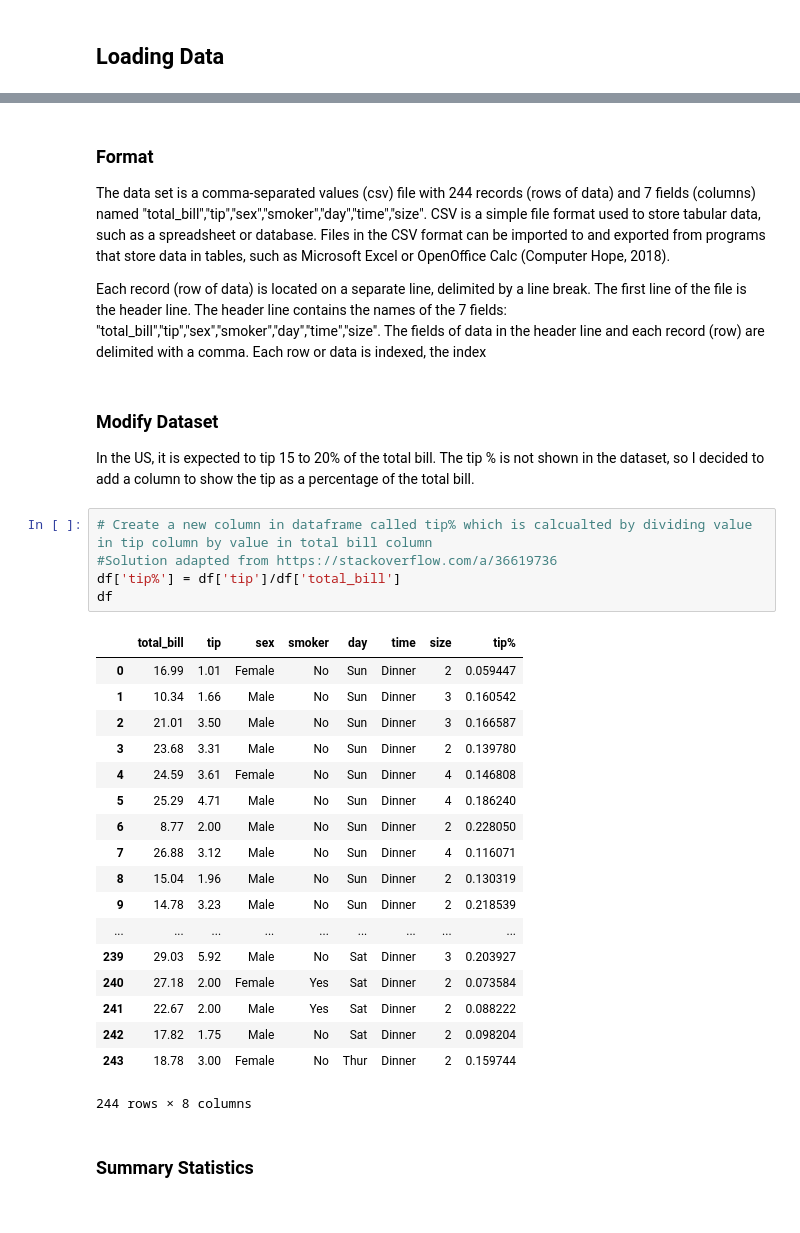
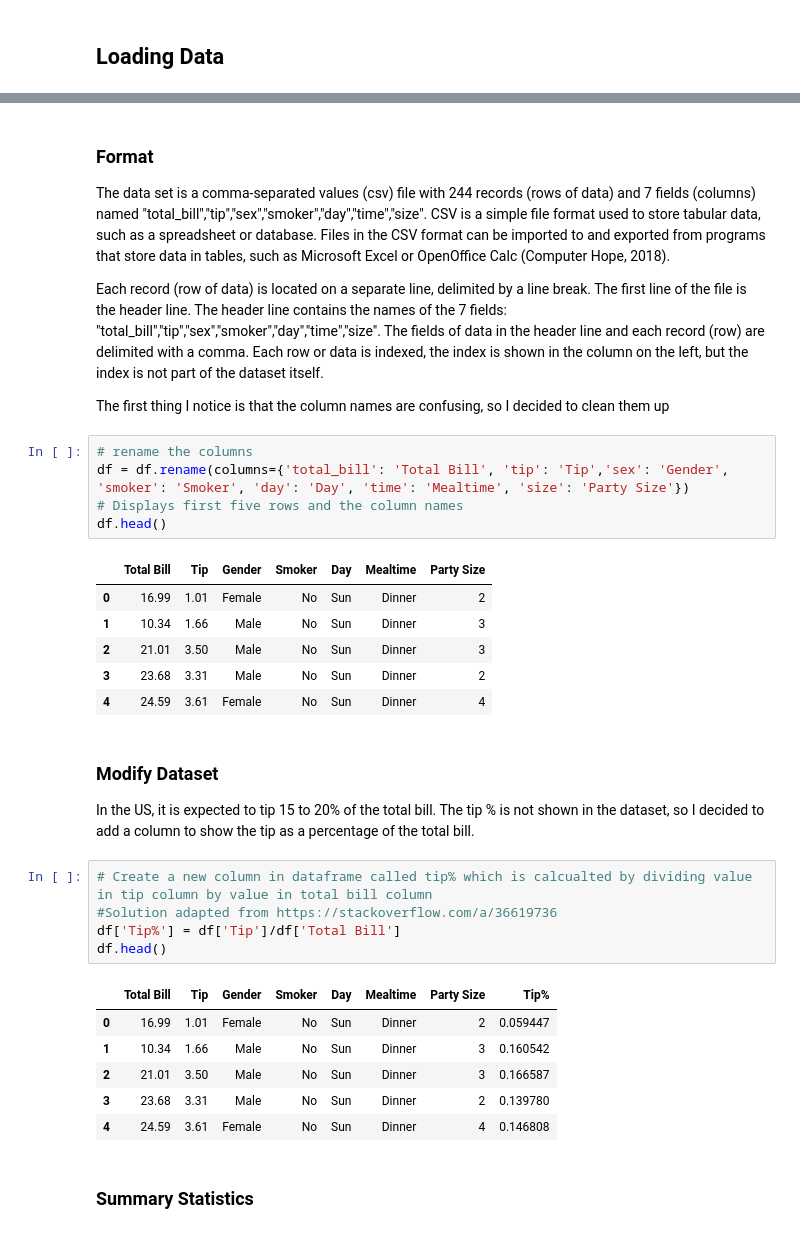
Before and after one commit to pcaulfie/fundamentals-project, a Jupyter notebook: Fundamentals of Data Analysis.ipynb, the cells around one changed output, grey strips where cells are left out. Saved outputs shown, nothing was run; the diff lists cells and outputs as text.

```diff
--- a/Fundamentals of Data Analysis.ipynb
+++ b/Fundamentals of Data Analysis.ipynb
@@ -52,34 +49,36 @@ The data set is a comma-separated values (csv) file with 244 records (rows of da
 
 Each record (row of data) is located on a separate line, delimited by a line break.
 The first line of the file is the header line. The header line contains the names of the 7 fields: "total_bill","tip","sex","smoker","day","time","size".
-The fields of data in the header line and each record (row) are delimited with a comma. Each row or data is indexed, the index
+The fields of data in the header line and each record (row) are delimited with a comma. Each row or data is indexed, the index is shown in the column on the left, but the index is not part of the dataset itself.
+
+The first thing I notice is that the column names are confusing, so I decided to clean them up
+# %%
+# rename the columns
+df = df.rename(columns={'total_bill': 'Total Bill', 'tip': 'Tip','sex': 'Gender', 'smoker': 'Smoker', 'day': 'Day', 'time': 'Mealtime', 'size': 'Party Size'})
+# Displays first five rows and the column names
+df.head()
+# %% [output]
+|  | Total Bill | Tip | Gender | Smoker | Day | Mealtime | Party Size |
+| 0 | 16.99 | 1.01 | Female | No | Sun | Dinner | 2 |
+| 1 | 10.34 | 1.66 | Male | No | Sun | Dinner | 3 |
+| 2 | 21.01 | 3.50 | Male | No | Sun | Dinner | 3 |
+| 3 | 23.68 | 3.31 | Male | No | Sun | Dinner | 2 |
+| 4 | 24.59 | 3.61 | Female | No | Sun | Dinner | 4 |
 # %% [markdown]
 ### Modify Dataset
 In the US, it is expected to tip 15 to 20% of the total bill. The tip % is not shown in the dataset, so I decided to add a column to show the tip as a percentage of the total bill.
 # %%
 # Create a new column in dataframe called tip% which is calcualted by dividing value in tip column by value in total bill column
 #Solution adapted from https://stackoverflow.com/a/36619736
-df['tip%'] = df['tip']/df['total_bill']
-df
+df['Tip%'] = df['Tip']/df['Total Bill']
+df.head()
 # %% [output]
-|  | total_bill | tip | sex | smoker | day | time | size | tip% |
+|  | Total Bill | Tip | Gender | Smoker | Day | Mealtime | Party Size | Tip% |
 | 0 | 16.99 | 1.01 | Female | No | Sun | Dinner | 2 | 0.059447 |
 | 1 | 10.34 | 1.66 | Male | No | Sun | Dinner | 3 | 0.160542 |
 | 2 | 21.01 | 3.50 | Male | No | Sun | Dinner | 3 | 0.166587 |
 | 3 | 23.68 | 3.31 | Male | No | Sun | Dinner | 2 | 0.139780 |
 | 4 | 24.59 | 3.61 | Female | No | Sun | Dinner | 4 | 0.146808 |
-| 5 | 25.29 | 4.71 | Male | No | Sun | Dinner | 4 | 0.186240 |
-| 6 | 8.77 | 2.00 | Male | No | Sun | Dinner | 2 | 0.228050 |
-| 7 | 26.88 | 3.12 | Male | No | Sun | Dinner | 4 | 0.116071 |
-| 8 | 15.04 | 1.96 | Male | No | Sun | Dinner | 2 | 0.130319 |
-| 9 | 14.78 | 3.23 | Male | No | Sun | Dinner | 2 | 0.218539 |
-| ... | ... | ... | ... | ... | ... | ... | ... | ... |
-| 239 | 29.03 | 5.92 | Male | No | Sat | Dinner | 3 | 0.203927 |
-| 240 | 27.18 | 2.00 | Female | Yes | Sat | Dinner | 2 | 0.073584 |
-| 241 | 22.67 | 2.00 | Male | Yes | Sat | Dinner | 2 | 0.088222 |
-| 242 | 17.82 | 1.75 | Male | No | Sat | Dinner | 2 | 0.098204 |
-| 243 | 18.78 | 3.00 | Female | No | Thur | Dinner | 2 | 0.159744 |
-244 rows × 8 columns
 # %% [markdown]
 ### Summary Statistics
 # %%
```
Also changed, not shown: parts of 24 cells of this notebook.
